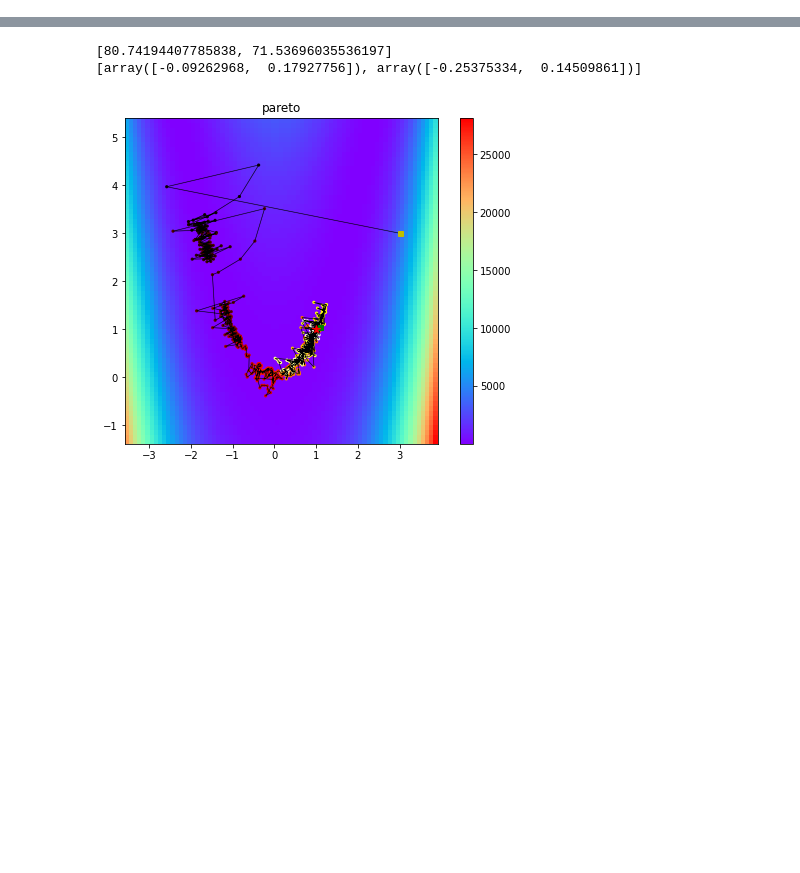
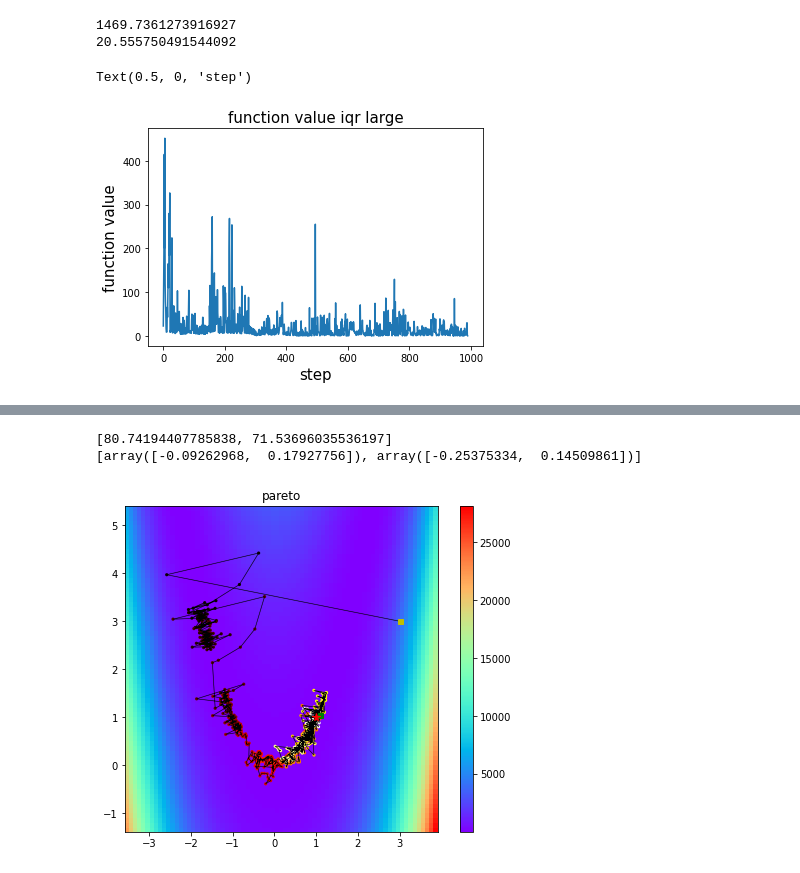
Before and after one commit to NaokiNakamichi/ML, a Jupyter notebook: GD/calssnoise_id.ipynb, the cells around one changed output, grey strips where cells are left out. Drawn from its saved outputs; the diff is of its cells as text; code cells hidden in the pictures; blank space fills up the shorter version.

```diff
--- a/GD/calssnoise_id.ipynb
+++ b/GD/calssnoise_id.ipynb
@@ -319 +346,15 @@ plt.show()
+# %%
+#f_noise_large= f.f_opt(w_store.T)[10:]
+f_noise_large.shape
+print(f_noise_large.var())
+print(f_noise_large.mean())
+plt.plot(f_noise_large)
+plt.title("function value iqr large",fontsize=15)
+plt.ylabel("function value",fontsize=15)
+plt.xlabel("step",fontsize=15)
+# %% [output]
+1469.7361273916927
+20.555750491544092
+Text(0.5, 0, 'step')
+[figure, added]
 # %%
```
Also changed, not shown: parts of 25 cells of this notebook.
